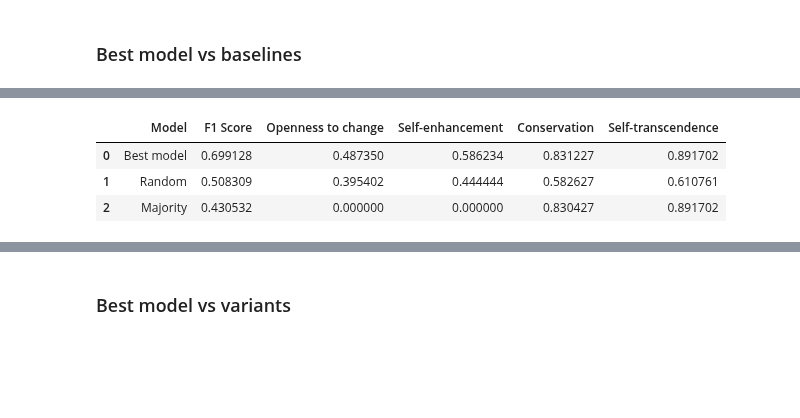
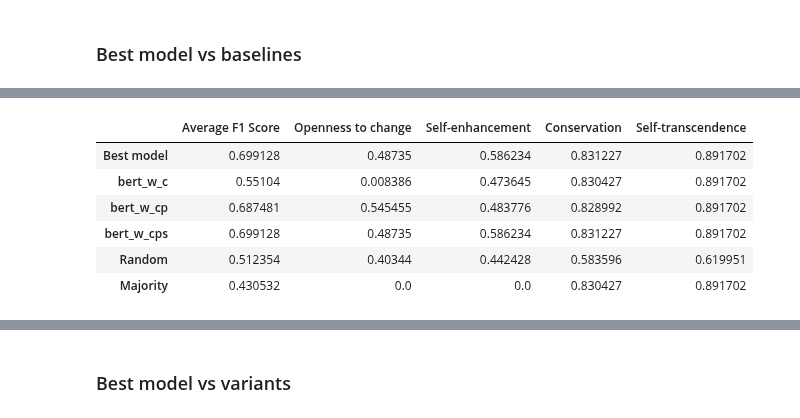
Before and after one commit to alessandrablasioli/NLP, a Jupyter notebook: A2/A2.ipynb, the cells around one changed output, grey strips where cells are left out. Cells and saved outputs as stored; diff of their text form; code cells hidden in the pictures; blank space fills up the shorter version.

```diff
--- a/A2/A2.ipynb
+++ b/A2/A2.ipynb
@@ -555,8 +536,8 @@ You are now tasked to train and evaluate **all** defined models.
 * Compute metrics on the validation set.
 * Report **per-category** and **macro** F1-score for comparison.
 # %%
-#logs_path = Path.cwd() / "logs" / "lightning_logs"
-logs_path = Path('/content/drive/MyDrive/NLP/Assignments/A2/logs/lightning_logs')
+logs_path = Path.cwd() / "logs" / "lightning_logs"
+#logs_path = Path('/content/drive/MyDrive/NLP/Assignments/A2/logs/lightning_logs')
 train = False
 
 seeds = [6, 90, 157]
@@ -756,12 +774,13 @@ small_test_dataset = ArgumentDataset(df_test)
 
 precision_curve = PrecisionRecallCurve(task="multilabel", num_labels=4).to(device)
 
-y_pred = model_predict(best_model, test_dataloader)
+
+y_pred_best = model_predict(best_model, test_dataloader)
 
 y_true = torch.cat([data["labels"] for data in test_dataloader], dim=0)
 y_true = y_true.type(torch.LongTensor).to(device)
 
-curve = precision_curve(y_pred, y_true)
+curve = precision_curve(y_pred_best, y_true)
 precision, recall, _ = curve
 
 
@@ -794,7 +813,7 @@ plt.show()
 # %%
 confusion_matrix_metric = MultilabelConfusionMatrix(num_labels=len(level_3_categories)).to(device)
 
-confusion_matrix = confusion_matrix_metric(y_pred, y_true)
+confusion_matrix = confusion_matrix_metric(y_pred_best, y_true)
 
 # Craete a subplot for each category
 fig, axs = plt.subplots(2, 2, figsize=(10, 8))
@@ -834,11 +853,22 @@ baseline_majority = MajorityClassifier()
 
 baseline_majority.fit(train_dataloader)
 
-f1_score_random, f1_score_random_average = evaluate_model(baseline_random, test_dataloader)
-f1_score_majority, f1_score_majority_average = evaluate_model(baseline_majority, test_dataloader)
+models["Random"] = baseline_random
+models["Majority"] = baseline_majority
 
 
-f1_score_random = f1_score_random.cpu().tolist()
-f1_score_majority = f1_score_majority.cpu().tolist()
+f1_scores = {}
+for model_name, model in models.items():
+    print(f"Evaluating model {model_name}...")
+
+    f1_score, f1_score_average = evaluate_model(model, test_dataloader)
+    f1_scores[model_name] = f1_score.cpu().tolist()
+
+    f1_scores[model_name] = {
+        "F1 Score": f1_score.cpu().tolist(),
+        "Average F1 Score": f1_score_average.cpu().tolist()
+    }
+
+f1_scores
 # %% [output]
 tensor([False, False,  True,  True])
@@ -845,14 +898,17 @@ tensor([False, False,  True,  True])
 # %%
-baseline_comparison = pd.DataFrame({
-    "Model": ["Best model", "Random", "Majority"],
-    "F1 Score": [f1_score_best_average , f1_score_random_average.item(), f1_score_majority_average.item()],
-    **{category: [f1_score_best[i], f1_score_random[i], f1_score_majority[i]] for i, category in enumerate(level_3_categories)}
-})
+for model_name in f1_scores.keys():
+    for i, category in enumerate(level_3_categories):
+        f1_scores[model_name][category] = f1_scores[model_name]["F1 Score"][i]
 
+baseline_comparison = pd.DataFrame(f1_scores).T
+baseline_comparison.drop(columns=["F1 Score"], inplace=True)
 baseline_comparison
 # %% [output]
-|  | Model | F1 Score | Openness to change | Self-enhancement | Conservation | Self-transcendence |
-| 0 | Best model | 0.699128 | 0.487350 | 0.586234 | 0.831227 | 0.891702 |
-| 1 | Random | 0.508309 | 0.395402 | 0.444444 | 0.582627 | 0.610761 |
-| 2 | Majority | 0.430532 | 0.000000 | 0.000000 | 0.830427 | 0.891702 |
+|  | Average F1 Score | Openness to change | Self-enhancement | Conservation | Self-transcendence |
+| Best model | 0.699128 | 0.48735 | 0.586234 | 0.831227 | 0.891702 |
+| bert_w_c | 0.55104 | 0.008386 | 0.473645 | 0.830427 | 0.891702 |
+| bert_w_cp | 0.687481 | 0.545455 | 0.483776 | 0.828992 | 0.891702 |
+| bert_w_cps | 0.699128 | 0.48735 | 0.586234 | 0.831227 | 0.891702 |
+| Random | 0.512354 | 0.40344 | 0.442428 | 0.583596 | 0.619951 |
+| Majority | 0.430532 | 0.0 | 0.0 | 0.830427 | 0.891702 |
 # %%
```
Also changed, not shown: parts of 8 cells of this notebook, 12 other files.
